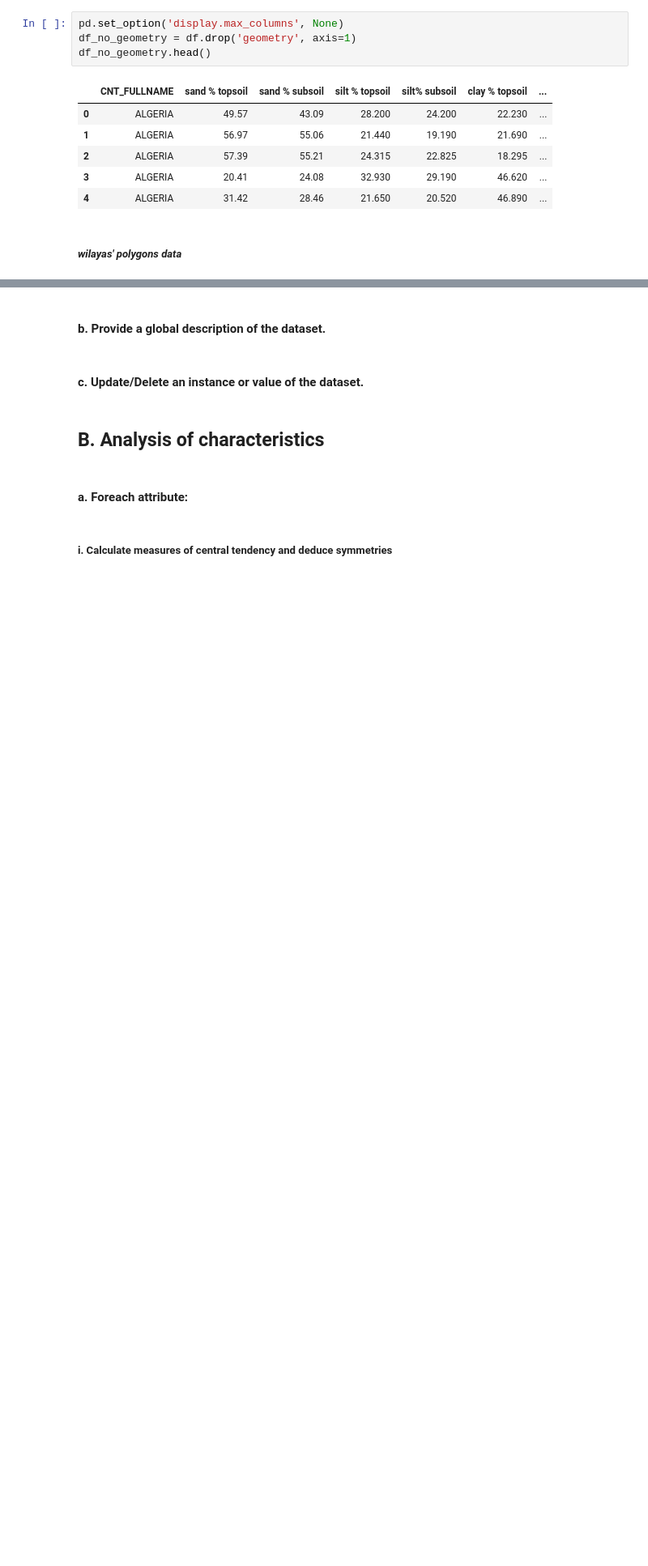
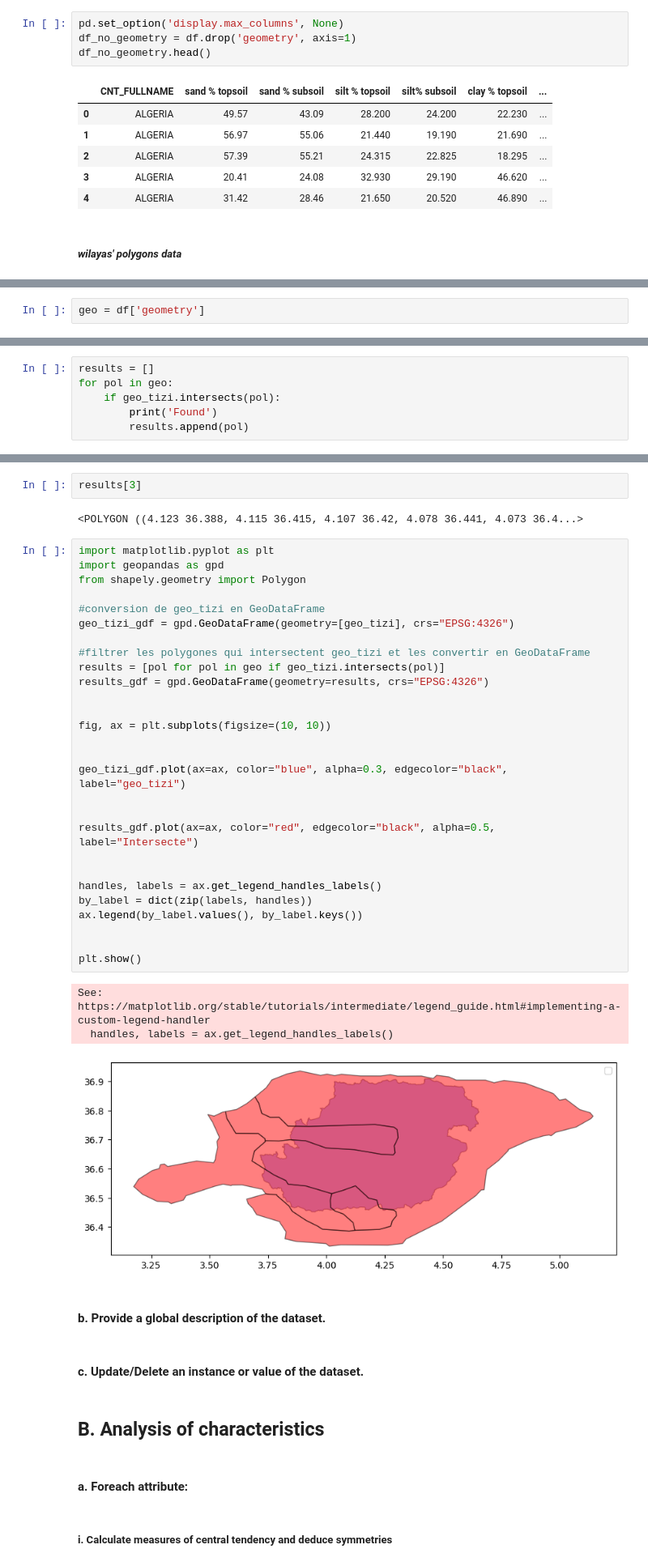
Before and after one commit to Rac11m/part1_dm, a Jupyter notebook: Code/dm.ipynb, the cells around one changed output, grey strips where cells are left out. Shown at 81% size. Drawn from its saved outputs; the diff is of its cells as text; blank space fills up the shorter version.

Commit message:
trouver les polygone sintersectoant avec tizi

```diff
--- a/Code/dm.ipynb
+++ b/Code/dm.ipynb
@@ -71 +71,3 @@ POLYGON ((4.0338395 36.9000698, 4.0348995 36.8999926, 4.0354467 36.9001153, 4.03
 [figure]
+# %%
+geo = df['geometry']
@@ -71,0 +114,6 @@ POLYGON ((4.0338395 36.9000698, 4.0348995 36.8999926, 4.0354467 36.9001153, 4.03
+# %%
+results = []
+for pol in geo:
+    if geo_tizi.intersects(pol):
+        print('Found')
+        results.append(pol)
@@ -72,3 +137,39 @@ POLYGON ((4.0338395 36.9000698, 4.0348995 36.8999926, 4.0354467 36.9001153, 4.03
+# %%
+results[3]
+# %% [output]
+<POLYGON ((4.123 36.388, 4.115 36.415, 4.107 36.42, 4.078 36.441, 4.073 36.4...>
+# %%
+import matplotlib.pyplot as plt
+import geopandas as gpd
+from shapely.geometry import Polygon
+
+#conversion de geo_tizi en GeoDataFrame
+geo_tizi_gdf = gpd.GeoDataFrame(geometry=[geo_tizi], crs="EPSG:4326")
+
+#filtrer les polygones qui intersectent geo_tizi et les convertir en GeoDataFrame
+results = [pol for pol in geo if geo_tizi.intersects(pol)]
+results_gdf = gpd.GeoDataFrame(geometry=results, crs="EPSG:4326")
+
+
+fig, ax = plt.subplots(figsize=(10, 10))
+
+
+geo_tizi_gdf.plot(ax=ax, color="blue", alpha=0.3, edgecolor="black", label="geo_tizi")
+
+
+results_gdf.plot(ax=ax, color="red", edgecolor="black", alpha=0.5, label="Intersecte")
+
+
+handles, labels = ax.get_legend_handles_labels()
+by_label = dict(zip(labels, handles))
+ax.legend(by_label.values(), by_label.keys())
+
+
+plt.show()
+# %% [output]
+See: https://matplotlib.org/stable/tutorials/intermediate/legend_guide.html#implementing-a-custom-legend-handler
+  handles, labels = ax.get_legend_handles_labels()
+[figure, added]
 # %% [markdown]
 #### b. Provide a global description of the dataset.
 # %% [markdown]
```
Also changed, not shown: parts of 9 cells of this notebook.
